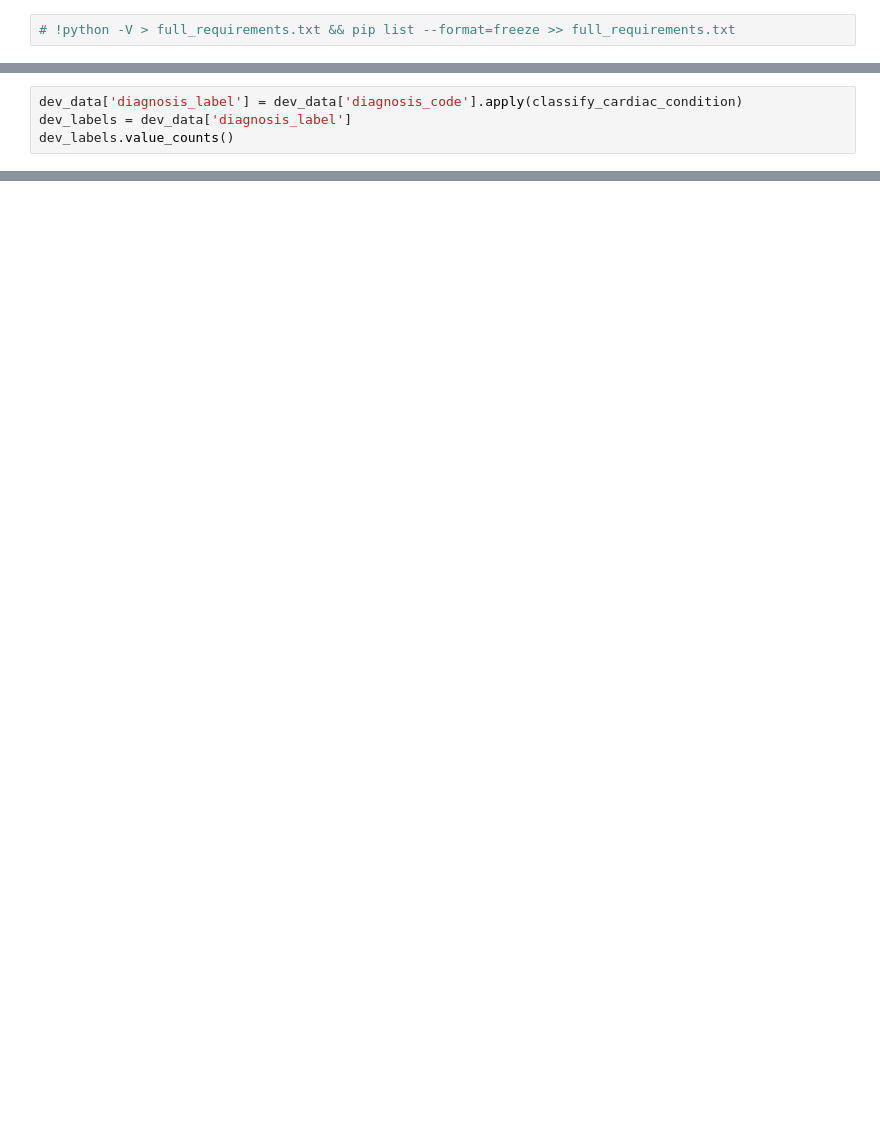
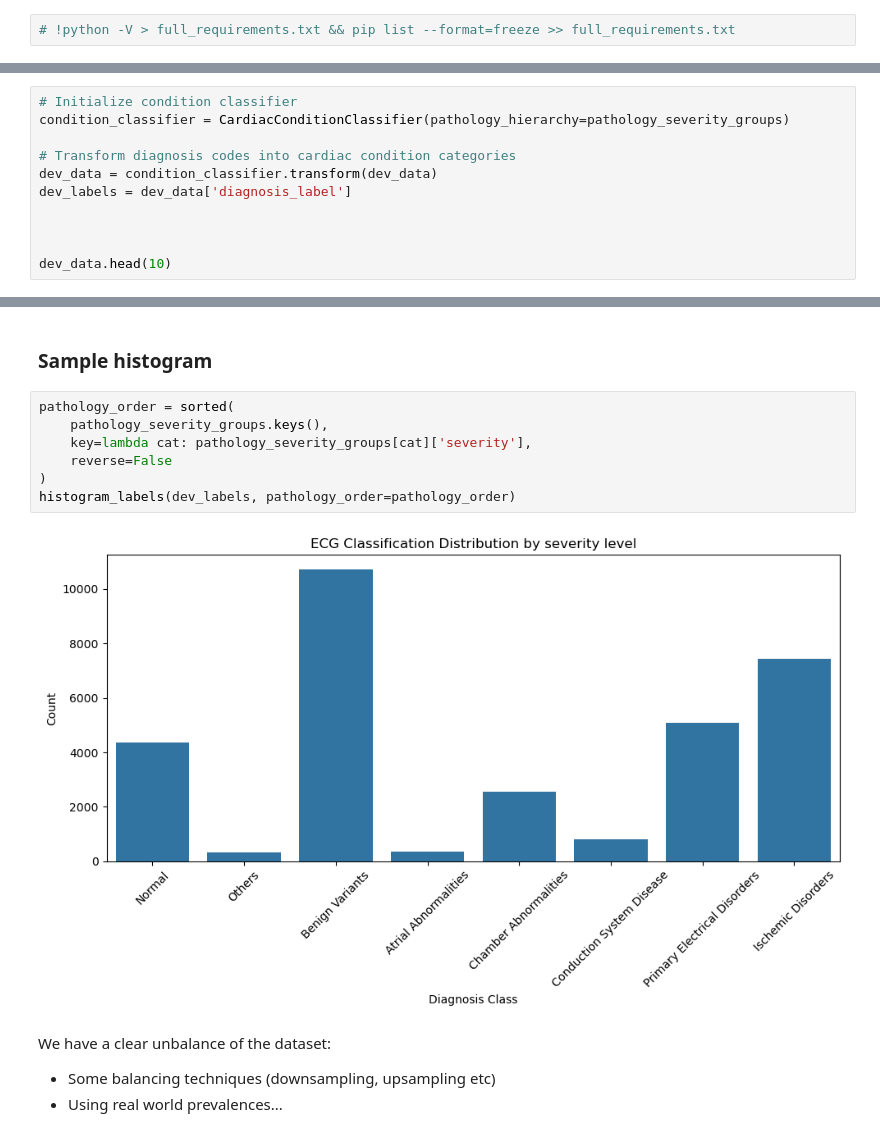
Before and after one commit to marcpalo1999/ECG_prediction, a Jupyter notebook: main.ipynb, the cells around one changed output, grey strips where cells are left out. Cells and saved outputs as stored; diff of their text form; blank space fills up the shorter version.

```diff
--- a/main.ipynb
+++ b/main.ipynb
@@ -142,4 +23,0 @@ dev_data.head()
-# %%
-dev_data['diagnosis_label'] = dev_data['diagnosis_code'].apply(classify_cardiac_condition)
-dev_labels = dev_data['diagnosis_label']
-dev_labels.value_counts()
@@ -606,0 +89,11 @@ Copy the plots + explaination of what happened
+# %%
+# Initialize condition classifier
+condition_classifier = CardiacConditionClassifier(pathology_hierarchy=pathology_severity_groups)
+
+# Transform diagnosis codes into cardiac condition categories
+dev_data = condition_classifier.transform(dev_data)
+dev_labels = dev_data['diagnosis_label']
+
+
+
+dev_data.head(10)
@@ -606,0 +112,16 @@ Copy the plots + explaination of what happened
+# %% [markdown]
+### Sample histogram
+# %%
+pathology_order = sorted(
+    pathology_severity_groups.keys(),
+    key=lambda cat: pathology_severity_groups[cat]['severity'],
+    reverse=False
+)
+histogram_labels(dev_labels, pathology_order=pathology_order)
+# %% [output]
+[figure, added]
+# %% [markdown]
+We have a clear unbalance of the dataset:
+
+- Some balancing techniques (downsampling, upsampling etc)
+- Using real world prevalences...
```
Also changed, not shown: parts of 97 cells of this notebook, 25 other files.
